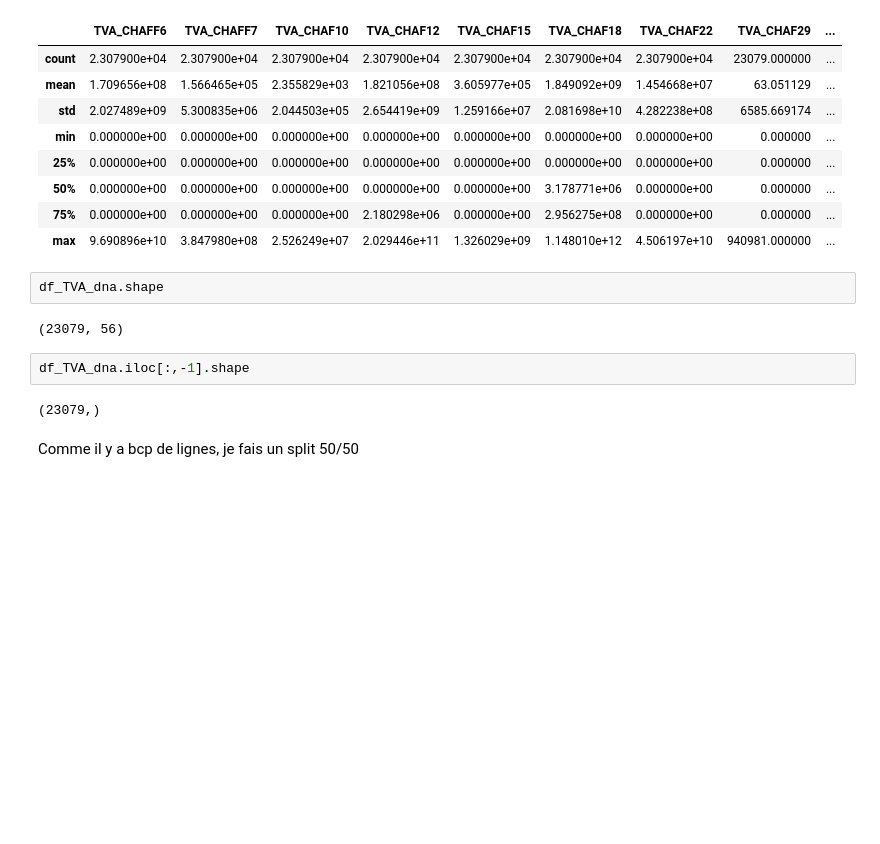
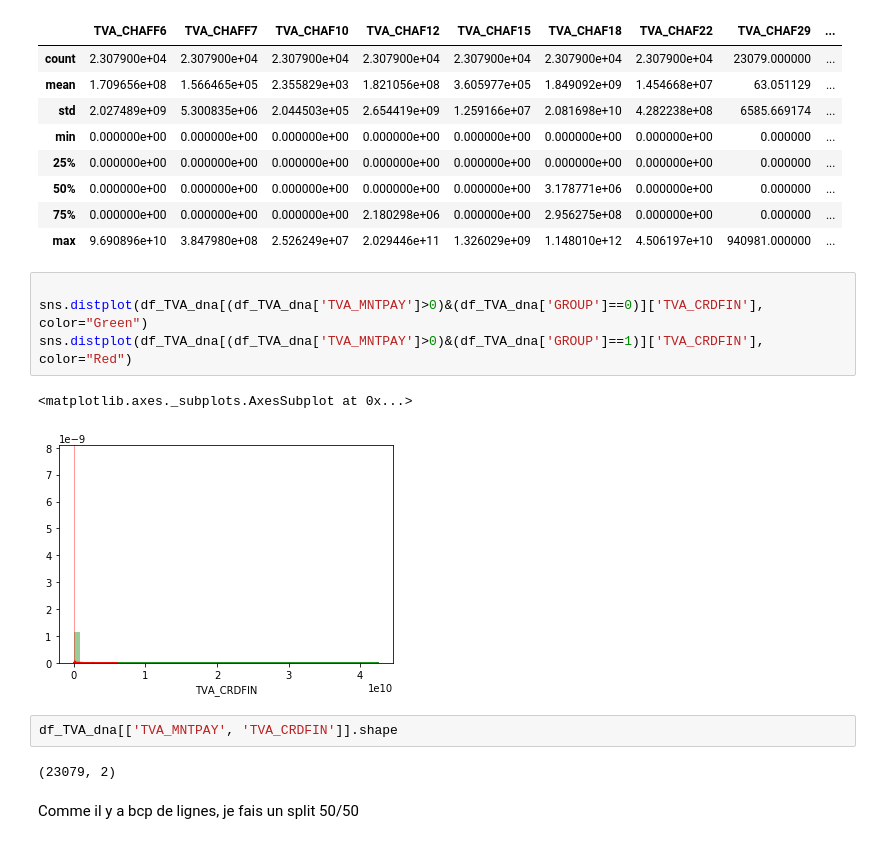
Before and after one commit to nchurlet/Projet_IA_Banque_Common, a Jupyter notebook: comon_P4_Tax_Fraud.ipynb, the cells around one changed output. Cells and saved outputs as stored; diff of their text form; blank space fills up the shorter version.

```diff
--- a/comon_P4_Tax_Fraud.ipynb
+++ b/comon_P4_Tax_Fraud.ipynb
@@ -971,14 +971,17 @@ memory usage: 10.0 MB
 | 50% | 0.000000e+00 | 0.000000e+00 | 0.000000e+00 | 0.000000e+00 | 0.000000e+00 | 3.178771e+06 | 0.000000e+00 | 0.000000 | ... |
 | 75% | 0.000000e+00 | 0.000000e+00 | 0.000000e+00 | 2.180298e+06 | 0.000000e+00 | 2.956275e+08 | 0.000000e+00 | 0.000000 | ... |
 | max | 9.690896e+10 | 3.847980e+08 | 2.526249e+07 | 2.029446e+11 | 1.326029e+09 | 1.148010e+12 | 4.506197e+10 | 940981.000000 | ... |
+# %%
+
+sns.distplot(df_TVA_dna[(df_TVA_dna['TVA_MNTPAY']>0)&(df_TVA_dna['GROUP']==0)]['TVA_CRDFIN'], color="Green")
+sns.distplot(df_TVA_dna[(df_TVA_dna['TVA_MNTPAY']>0)&(df_TVA_dna['GROUP']==1)]['TVA_CRDFIN'], color="Red")
+# %% [output]
+<matplotlib.axes._subplots.AxesSubplot at 0x...>
+[figure, added]
 # %%
-df_TVA_dna.shape
+df_TVA_dna[['TVA_MNTPAY', 'TVA_CRDFIN']].shape
 # %% [output]
-(23079, 56)
+(23079, 2)
-# %%
-df_TVA_dna.iloc[:,-1].shape
-# %% [output]
-(23079,)
 # %% [markdown]
 Comme il y a bcp de lignes, je fais un split 50/50
 # %% [markdown]
```
Also changed, not shown: parts of 6 cells of this notebook, 1 other file.
